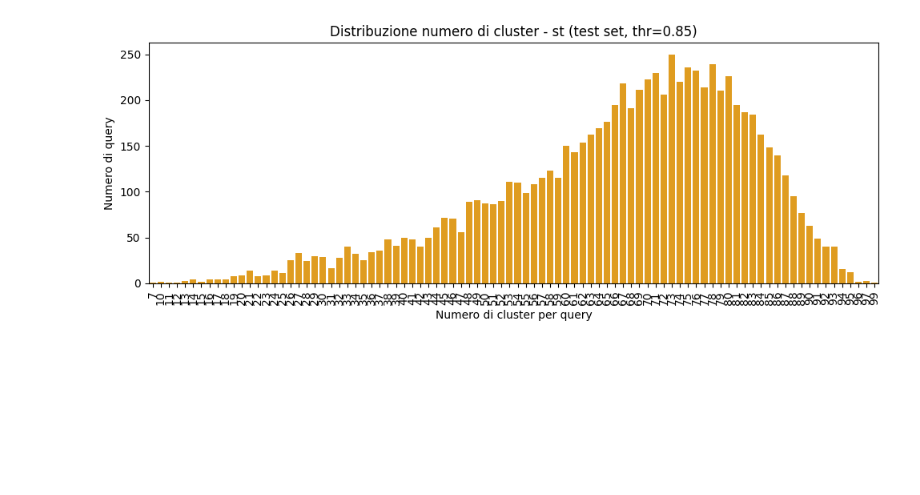
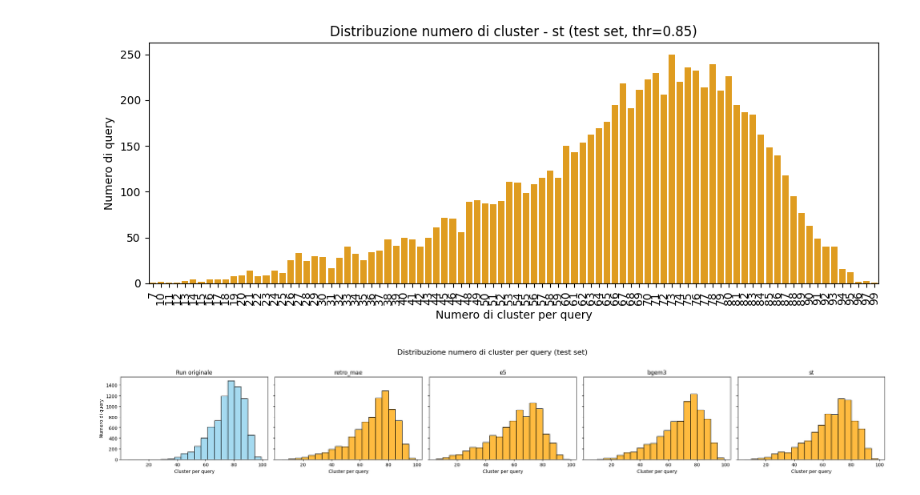
Before and after one commit to NamaWho/novelty-reranking-rag, a Jupyter notebook: rq1.ipynb, the cells around one changed output. Drawn from its saved outputs; the diff is of its cells as text; code cells hidden in the pictures; blank space fills up the shorter version.

Commit message:
upload set-encoder

```diff
--- a/rq1.ipynb
+++ b/rq1.ipynb
@@ -386,4 +410,56 @@ for encoder in ['retro_mae', 'e5', 'bgem3', 'st']:
 [figure]
 [figure]
 [figure]
+# %%
+import matplotlib.pyplot as plt
+import numpy as np
+import seaborn as sns
+
+def get_n_clusters_list(qids, labels_dict=None, encoder=None, thr=None):
+    n_clusters_list = []
+    for qid in qids:
+        if labels_dict is not None:
+            labels = labels_dict[qid]
+        elif encoder is not None and thr is not None:
+            labels = all_clusters[encoder][thr][qid]
+        else:
+            raise ValueError("Provide either labels_dict or encoder+thr")
+        n_clusters = len(set(labels))
+        n_clusters_list.append(n_clusters)
+    return n_clusters_list
+
+def plot_all_cluster_distributions(qids, set_name="test", bins=20):
+    encoders = ['retro_mae', 'e5', 'bgem3', 'st']
+    orig_labels_dict = {qid: [c for (_, _, c) in run_by_query[qid]] for qid in qids}
+    orig_n_clusters = get_n_clusters_list(qids, labels_dict=orig_labels_dict)
+    encoder_n_clusters = []
+    for encoder in encoders:
+        thr = best_thresholds[encoder]
+        encoder_n_clusters.append(get_n_clusters_list(qids, encoder=encoder, thr=thr))
+
+    # Calcola i bin comuni
+    all_vals = orig_n_clusters + sum(encoder_n_clusters, [])
+    min_val, max_val = min(all_vals), max(all_vals)
+    bins_edges = np.linspace(min_val, max_val, bins+1)
+
+    fig, axes = plt.subplots(1, 5, figsize=(24, 4), sharey=True, sharex=True)
+    sns.histplot(orig_n_clusters, bins=bins_edges, color='skyblue', ax=axes[0])
+    axes[0].set_title('Run originale')
+    axes[0].set_xlabel('Cluster per query')
+    axes[0].set_ylabel('Numero di query')
+
+    for i, encoder in enumerate(encoders):
+        sns.histplot(encoder_n_clusters[i], bins=bins_edges, color='orange', ax=axes[i+1])
+        axes[i+1].set_title(encoder)
+        axes[i+1].set_xlabel('Cluster per query')
+        axes[i+1].set_ylabel('')
+
+    plt.suptitle(f'Distribuzione numero di cluster per query ({set_name} set)', fontsize=16)
+    plt.tight_layout(rect=[0, 0, 1, 0.95])
+    plt.show()
+
+# Esempio di uso per il test set:
+plot_all_cluster_distributions(test_qids, set_name="test", bins=20)
+# %% [output]
+[figure, added]
 # %%
```
Also changed, not shown: parts of 5 cells of this notebook, 12 other files.
